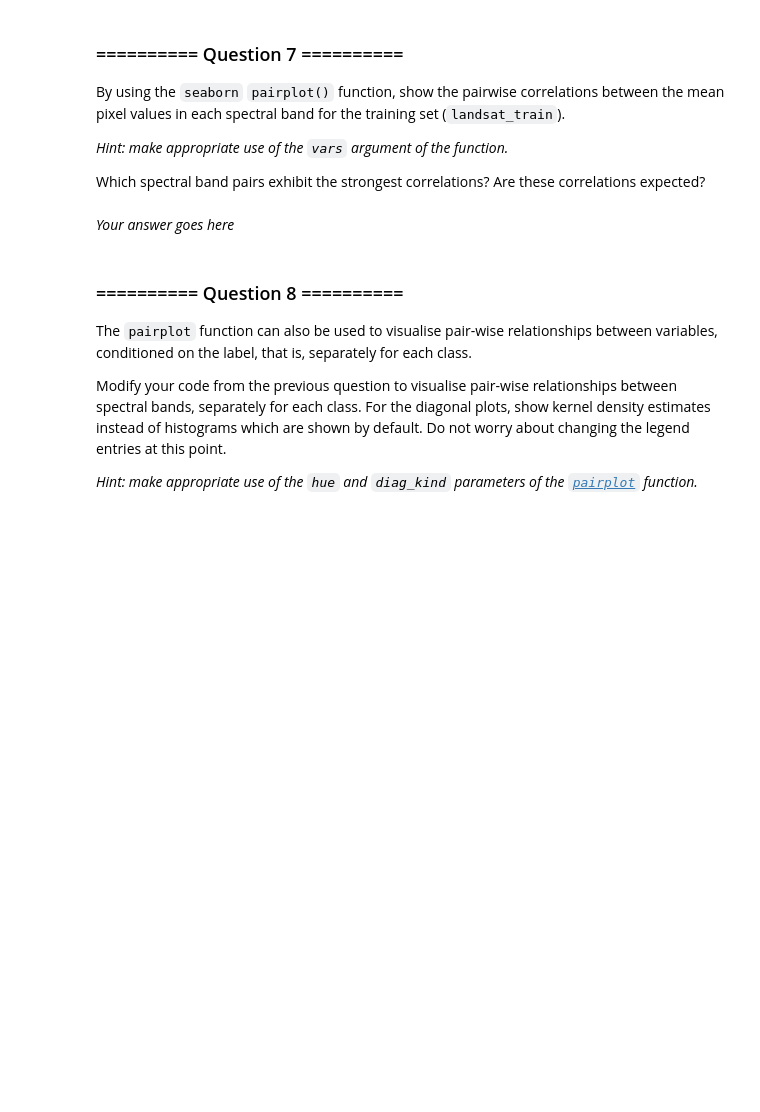
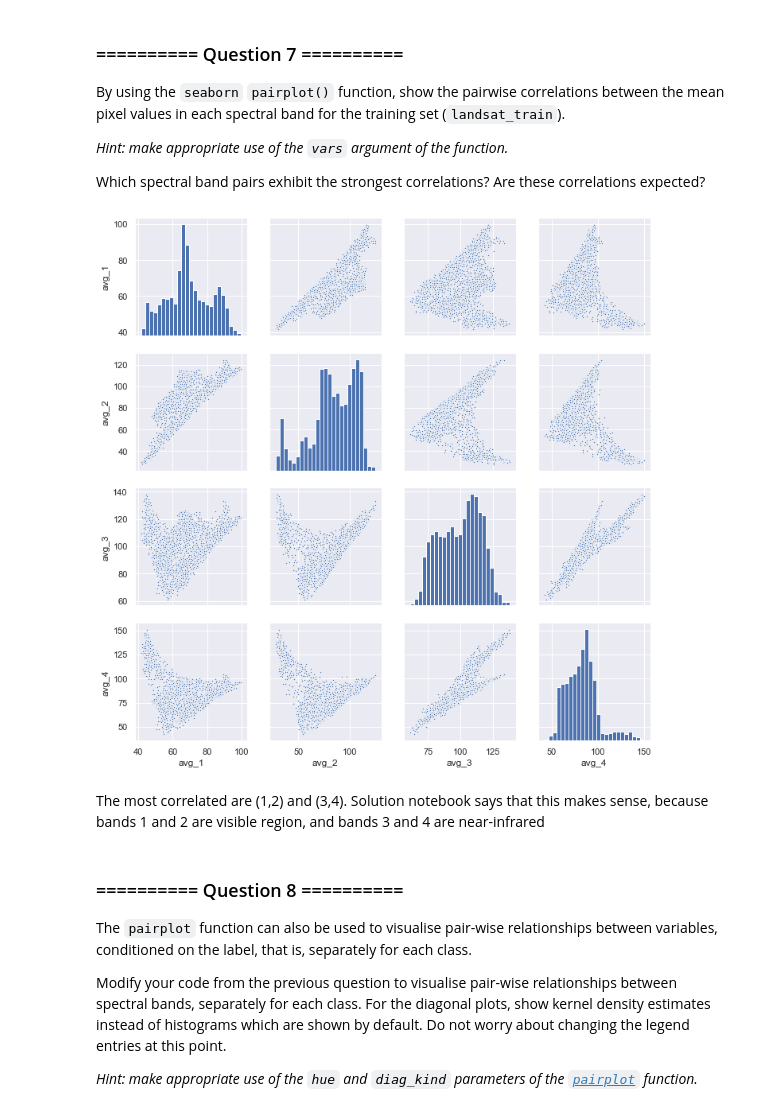
Before and after one commit to chrisdoyleIE/Data-Mining-and-Exploration, a Jupyter notebook: 01_Lab_1_Visualisation.ipynb, the cells around one changed output. Saved outputs shown, nothing was run; the diff lists cells and outputs as text; code cells hidden in the pictures; blank space fills up the shorter version.

```diff
--- a/01_Lab_1_Visualisation.ipynb
+++ b/01_Lab_1_Visualisation.ipynb
@@ -408,5 +469,12 @@ Which spectral band pairs exhibit the strongest correlations?  Are these correla
-# %% [markdown]
-*Your answer goes here*
+# %%
+# Select the relevant headings
+column_headings = ['avg_' + str(band) for band in bands]
+sns.pairplot(  landsat_train, vars=column_headings, plot_kws={'s':6}, diag_kws={'bins' : 25})
+plt.show()
+# %% [output]
+[figure, added]
+# %% [markdown]
+The most correlated are (1,2) and (3,4). Solution notebook says that this makes sense, because bands 1 and 2 are visible region, and bands 3 and 4 are near-infrared
 # %% [markdown]
 ### ========== Question 8 ==========
 The `pairplot` function can also  be used to visualise pair-wise relationships between variables, conditioned on the label, that is, separately for each class.
```
Also changed, not shown: parts of 17 cells of this notebook.
